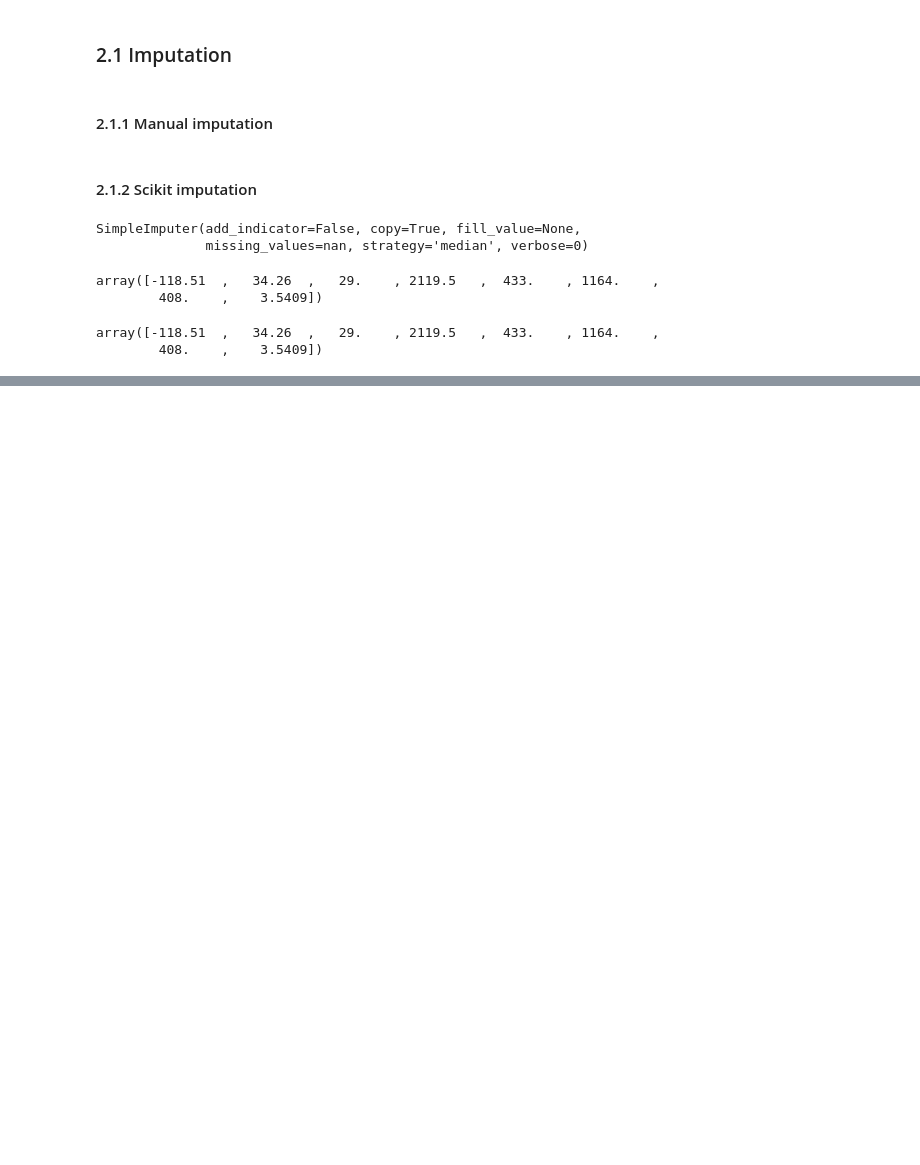
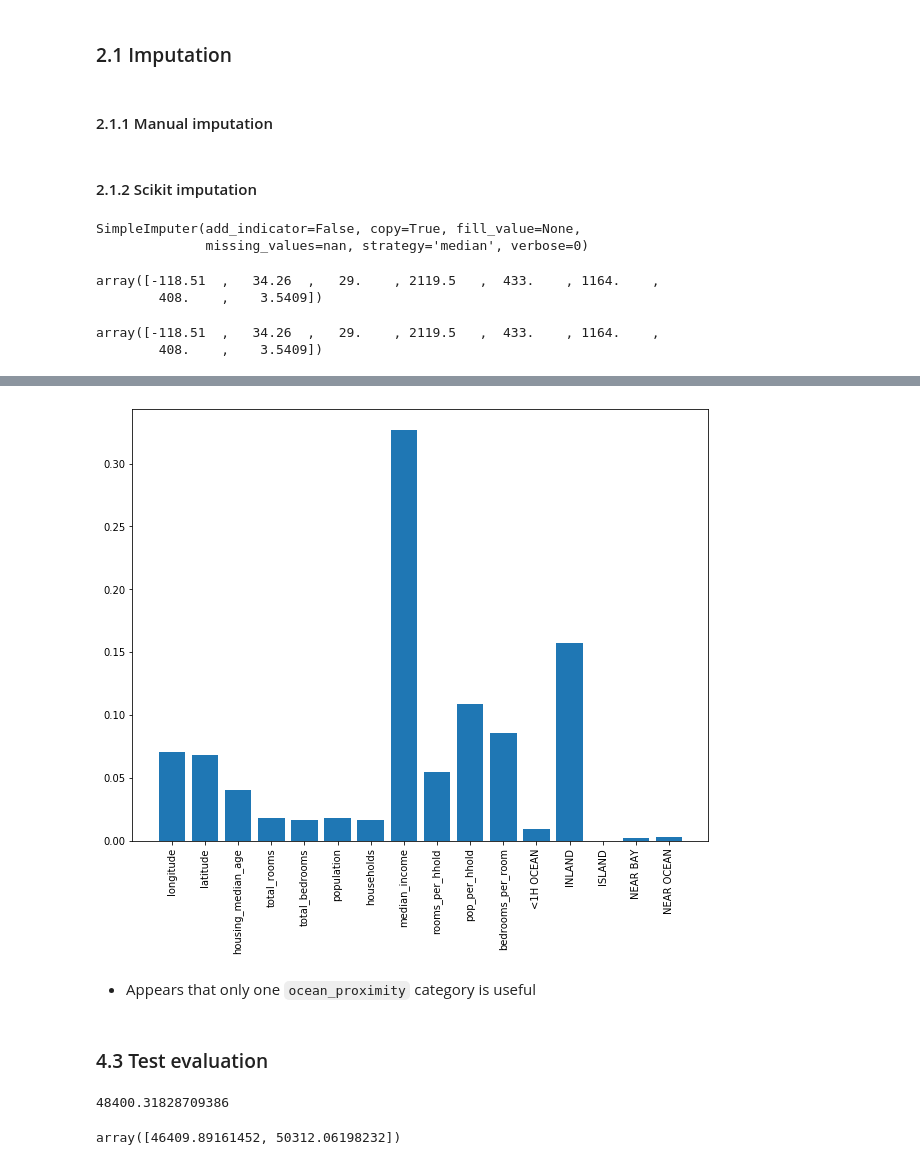
Before and after one commit to rschmidt347/python_ML, a Jupyter notebook: 02_end_to_end_ml_project.ipynb, the cells around one changed output, grey strips where cells are left out. Cells and saved outputs as stored; diff of their text form; code cells hidden in the pictures; blank space fills up the shorter version.

```diff
--- a/02_end_to_end_ml_project.ipynb
+++ b/02_end_to_end_ml_project.ipynb
@@ -347,0 +688,14 @@ housing_tr = pd.DataFrame(X, columns = housing_num.columns, index = housing_num.
+# %%
+from sklearn.model_selection import GridSearchCV
+
+param_grid = [
+    {'n_estimators': [3, 10, 30], 'max_features': [2, 4, 6, 8]},
+    {'bootstrap': [False], 'n_estimators': [3, 10], 'max_features': [2, 3, 4]}
+]
+# %%
+forest_reg = RandomForestRegressor()
+grid_search = GridSearchCV(forest_reg, param_grid, cv = 5,
+                          scoring = 'neg_mean_squared_error',
+                          return_train_score = True)
+
+grid_search.fit(housing_prepared, housing_labels)
@@ -347,0 +768,2 @@ housing_tr = pd.DataFrame(X, columns = housing_num.columns, index = housing_num.
+# %%
+feature_importances = grid_search.best_estimator_.feature_importances_
@@ -347,0 +777,8 @@ housing_tr = pd.DataFrame(X, columns = housing_num.columns, index = housing_num.
+# %%
+extra_attribs = ["rooms_per_hhold", "pop_per_hhold", "bedrooms_per_room"]
+
+cat_encoder = full_pipeline.named_transformers_["cat"]
+cat_one_hot_attribs = list(cat_encoder.categories_[0])
+attributes = num_attribs + extra_attribs + cat_one_hot_attribs
+
+sorted(zip(feature_importances, attributes), reverse = True)
@@ -347,0 +802,40 @@ housing_tr = pd.DataFrame(X, columns = housing_num.columns, index = housing_num.
+# %%
+fig = plt.figure(figsize = (8, 6))
+ax = fig.add_axes([0, 0, 1, 1])
+ax.bar(attributes, feature_importances)
+plt.xticks(rotation = 90)
+plt.show()
+# %% [output]
+[figure, added]
+# %% [markdown]
+- Appears that only one `ocean_proximity` category is useful
+# %% [markdown]
+### 4.3 Test evaluation
+# %%
+final_model = grid_search.best_estimator_
+
+X_test = strat_test_set.drop("median_house_value", axis = 1)
+y_test = strat_test_set["median_house_value"].copy()
+
+X_test_prepared = full_pipeline.transform(X_test)
+
+final_predictions = final_model.predict(X_test_prepared)
+
+final_rmse = np.sqrt(mean_squared_error(y_test, final_predictions))
+
+final_rmse
+# %% [output]
+48400.31828709386
+# %%
+# Confidence interval for test eval
+
+from scipy import stats
+
+confidence = 0.95
+squared_errors = (final_predictions - y_test)**2
+np.sqrt(stats.t.interval(confidence,
+                         len(squared_errors) - 1,
+                         loc = squared_errors.mean(),
+                         scale = stats.sem(squared_errors)))
+# %% [output]
+array([46409.89161452, 50312.06198232])
```
Also changed, not shown: parts of 49 cells of this notebook.
